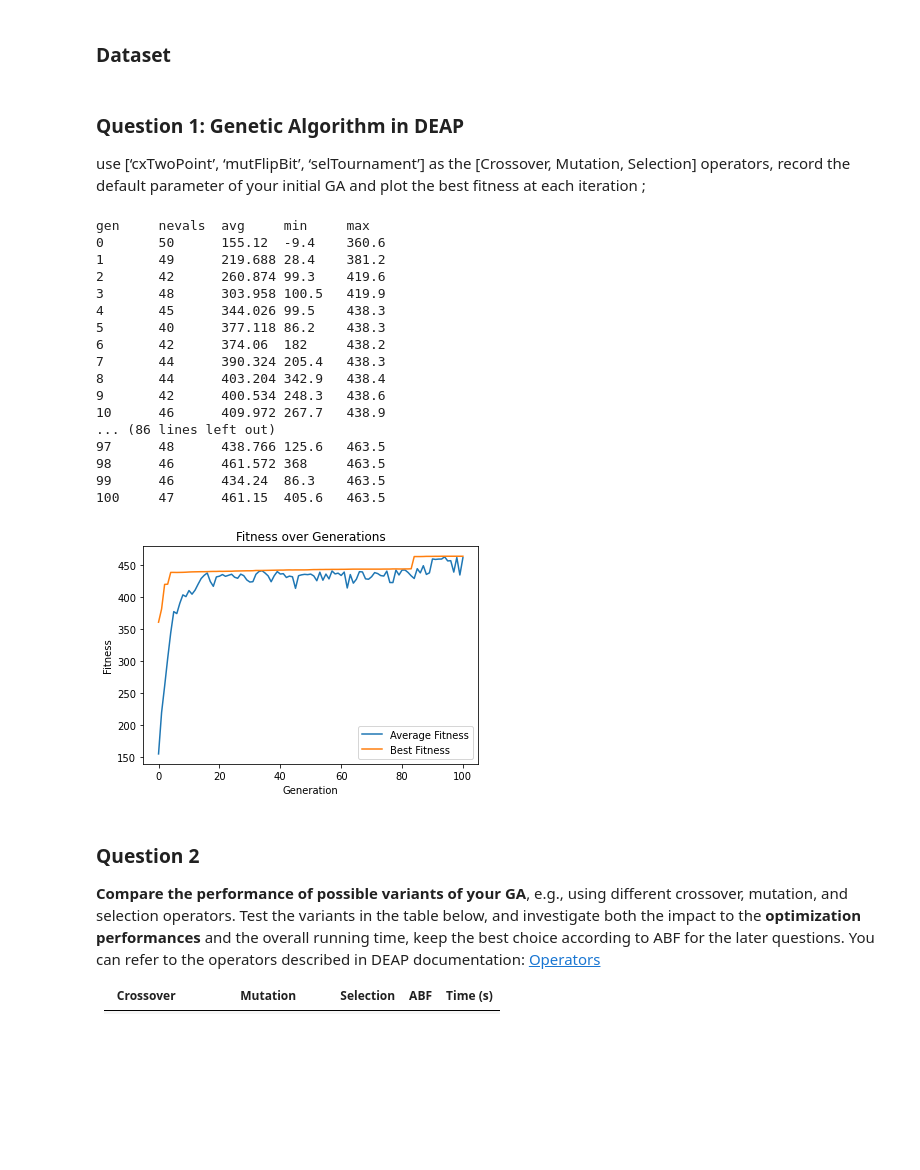
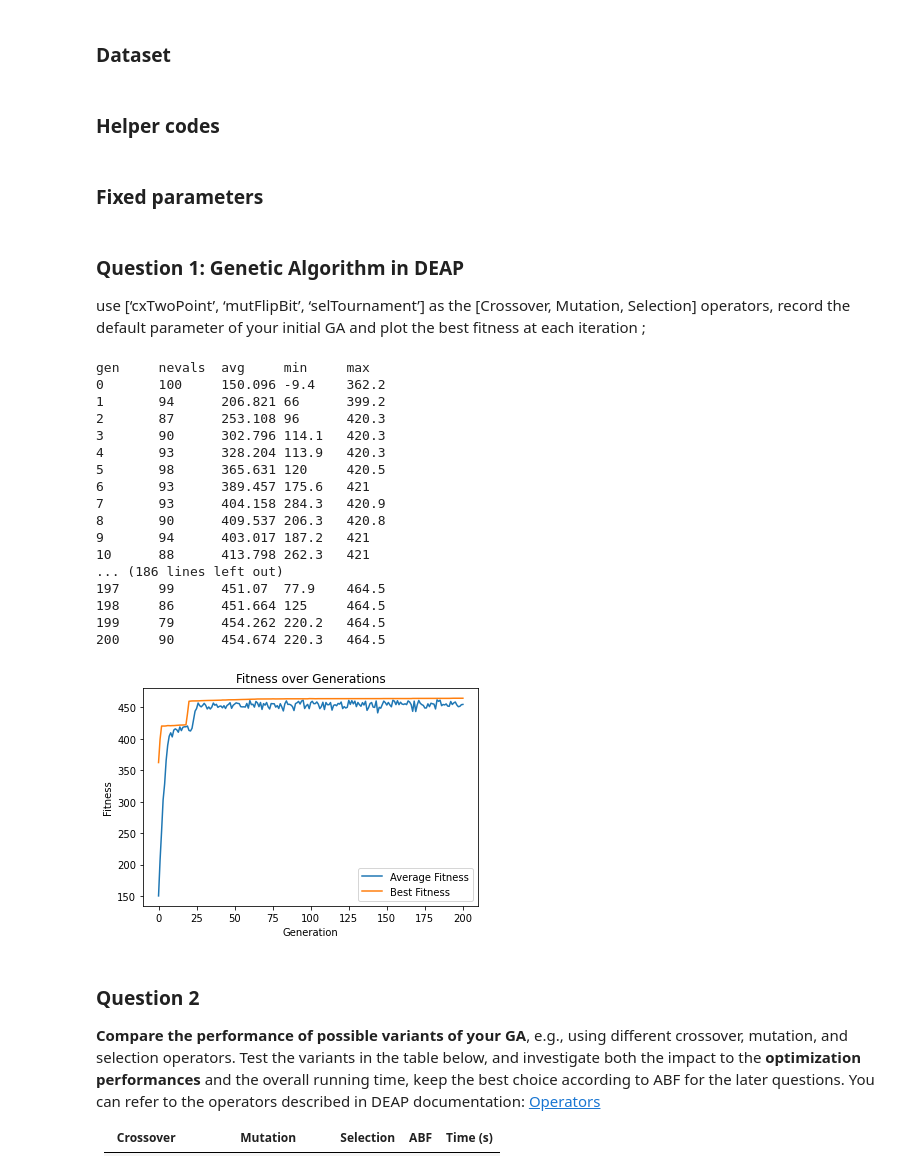
Before and after one commit to grafaelw/1BM120-Assignment14, a Jupyter notebook: Assignment-1/Petrinet.ipynb, the cells around one changed output. Cells and saved outputs as stored; diff of their text form; code cells hidden in the pictures; blank space fills up the shorter version.

```diff
--- a/Assignment-1/Petrinet.ipynb
+++ b/Assignment-1/Petrinet.ipynb
@@ -121,6 +120,8 @@ dataset = load_dataset("dataset_a1.txt")
 # for i in range(0,100):
 # 	# List comprehension conversion and appending it to the empty dataset_numeric list
 # 	dataset_numeric.append([names_to_transition[dataset[i][j]] for j in range(0, len(dataset[i]))])
+# %% [markdown]
+### Helper codes
 # %%
 # fitness evaluation
 def fitness(sol, w=0.9):
@@ -205,6 +206,12 @@ def matrix_to_graphviz(matrix, output_file="output.pdf"):
 	parameters = {pn_visualizer.Variants.WO_DECORATION.value.Parameters.FORMAT: "pdf"}
 	gviz = pn_visualizer.apply(net, parameters=parameters)
 	pn_visualizer.save(gviz, output_file)
+# %% [markdown]
+### Fixed parameters
+# %%
+POPULATION_SIZE = 100
+MAX_GENERATIONS = 200
+HALL_OF_FAME_SIZE = 10
 # %% [markdown]
 ### Question 1: Genetic Algorithm in DEAP
 
@@ -214,12 +221,10 @@ import random
 import numpy as np
 from deap import base, creator, tools, algorithms
 
-# set up the GA parameters
-POPULATION_SIZE = 50
+# set up the GA (Hyper)-parameters
 P_CROSSOVER = 0.9  # probability for crossover
 P_MUTATION = 0.1   # probability for mutation
-MAX_GENERATIONS = 100
-HALL_OF_FAME_SIZE = 10
+
 
 # set the random seed for reproducibility
 RANDOM_SEED = 42
@@ -245,50 +250,50 @@ toolbox.register("select", tools.selTournament, tournsize=3)
 # Initialize statistics
 stats = tools.Statistics(lambda ind: ind.fitness.values)
 stats.register("avg", np.mean)
 stats.register("min", np.min)
 stats.register("max", np.max)
 
 # Initialize the hall of fame
 hof = tools.HallOfFame(HALL_OF_FAME_SIZE)
 
 # Run the algorithm
 pop = toolbox.population(n=POPULATION_SIZE)
 pop, logbook = algorithms.eaSimple(pop, toolbox, cxpb=P_CROSSOVER, mutpb=P_MUTATION,
                                    ngen=MAX_GENERATIONS, stats=stats, halloffame=hof, verbose=True)
 
 # Get the best individual
 best_individual = hof[0]
 
 # Plot the best fitness at each generation
 import matplotlib.pyplot as plt
 gen, min_fit, avg_fit, max_fit = logbook.select("gen", "min", "avg", "max")
 # plt.plot(gen, min_fit, label="Best Fitness")
 plt.plot(gen, avg_fit, label="Average Fitness")
 plt.plot(gen, max_fit, label="Best Fitness")
 plt.xlabel("Generation")
 plt.ylabel("Fitness")
 plt.title("Fitness over Generations")
 plt.legend()
 plt.show()
 # %% [output]
 gen     nevals  avg     min     max
-0       50      155.12  -9.4    360.6
-1       49      219.688 28.4    381.2
-2       42      260.874 99.3    419.6
-3       48      303.958 100.5   419.9
-4       45      344.026 99.5    438.3
-5       40      377.118 86.2    438.3
-6       42      374.06  182     438.2
-7       44      390.324 205.4   438.3
-8       44      403.204 342.9   438.4
-9       42      400.534 248.3   438.6
-10      46      409.972 267.7   438.9
-... (86 lines left out)
-97      48      438.766 125.6   463.5
-98      46      461.572 368     463.5
-99      46      434.24  86.3    463.5
-100     47      461.15  405.6   463.5
+0       100     150.096 -9.4    362.2
+1       94      206.821 66      399.2
+2       87      253.108 96      420.3
+3       90      302.796 114.1   420.3
+4       93      328.204 113.9   420.3
+5       98      365.631 120     420.5
+6       93      389.457 175.6   421
+7       93      404.158 284.3   420.9
+8       90      409.537 206.3   420.8
+9       94      403.017 187.2   421
+10      88      413.798 262.3   421
+... (186 lines left out)
+197     99      451.07  77.9    464.5
+198     86      451.664 125     464.5
+199     79      454.262 220.2   464.5
+200     90      454.674 220.3   464.5
-[figure, old version]
+[figure, new version]
 # %% [markdown]
 ### Question 2
 **Compare the performance of possible variants of your GA**, e.g., using different crossover, mutation, and selection operators. Test the variants in the table
```
Also changed, not shown: parts of 6 cells of this notebook.
